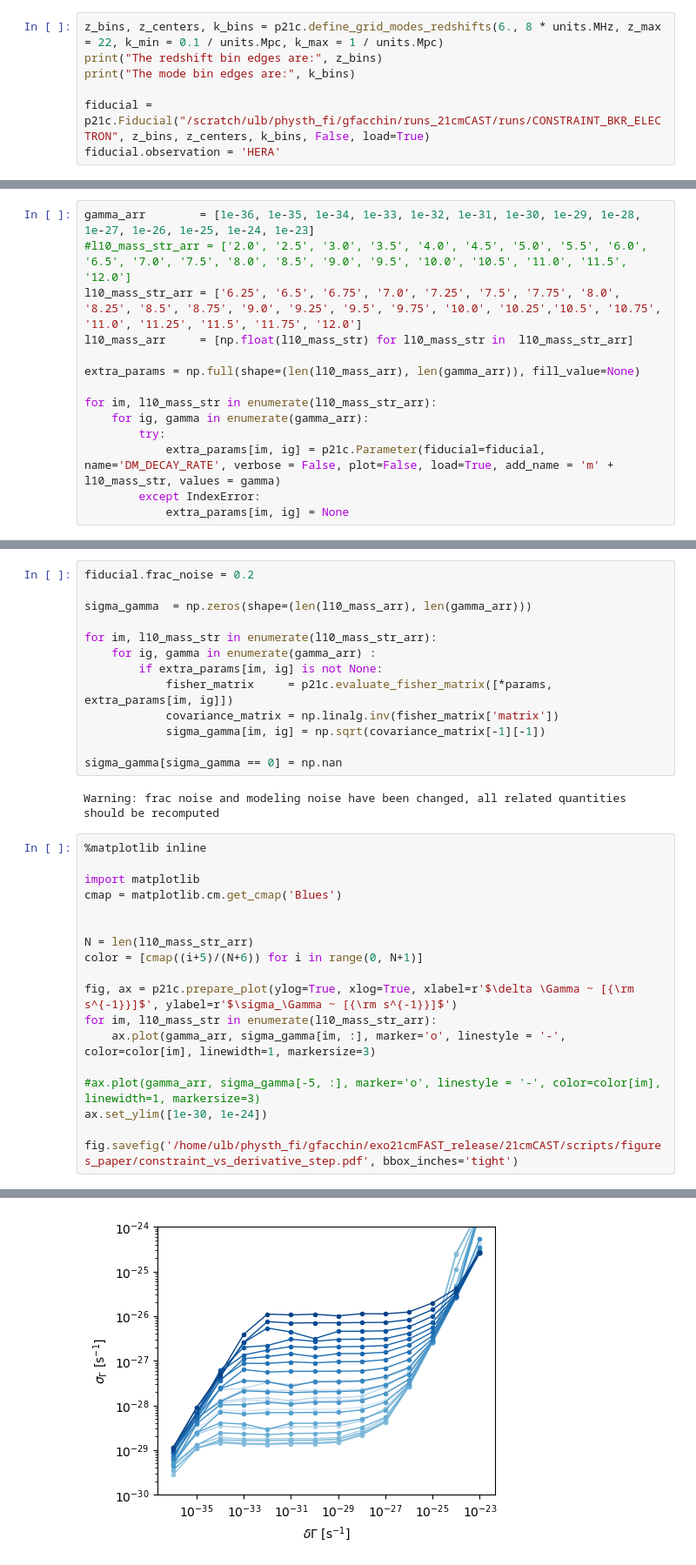
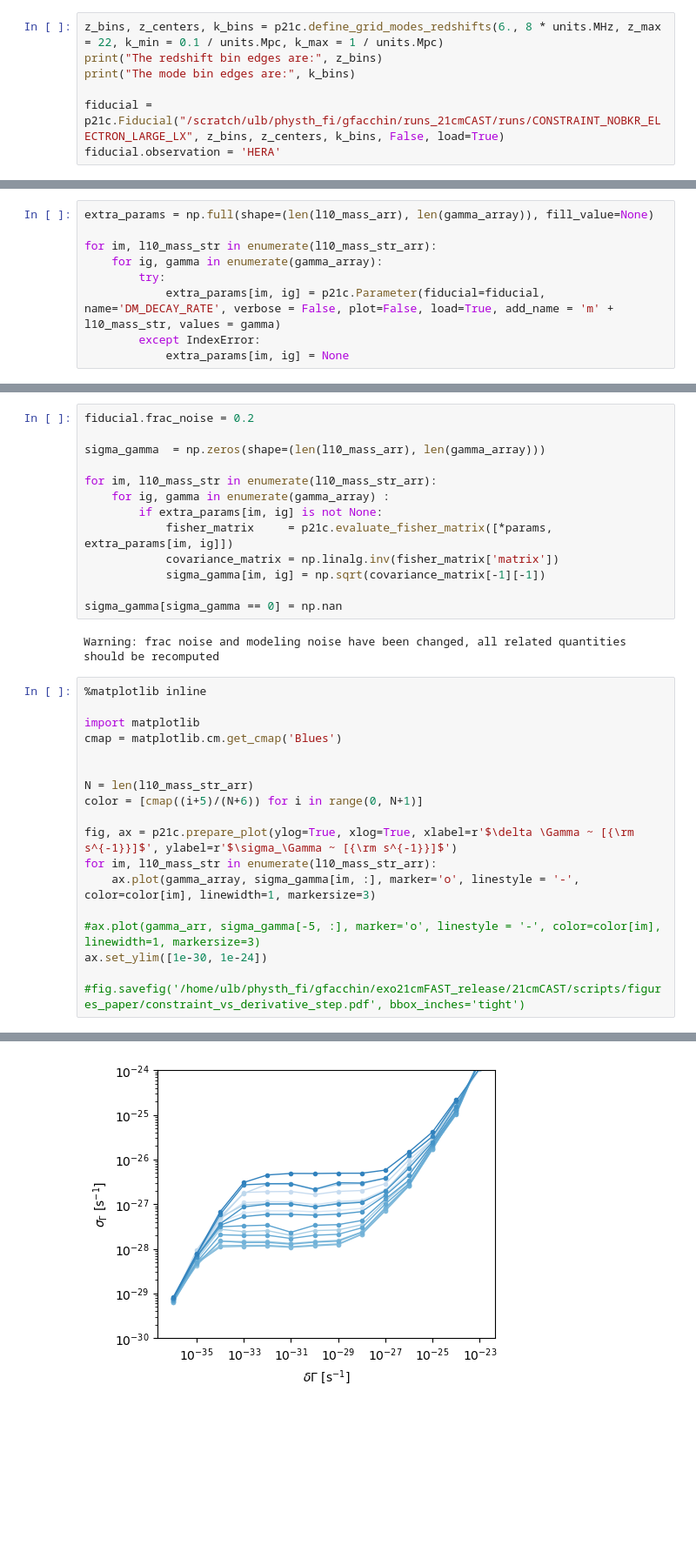
Before and after one commit to gaetanfacchinetti/21cmCAST, a Jupyter notebook: scripts/exec/analyse_tau_steps.ipynb, the cells around one changed output, grey strips where cells are left out. Shown at 87% size. Saved outputs shown, nothing was run; the diff lists cells and outputs as text; blank space fills up the shorter version.

```diff
--- a/scripts/exec/analyse_tau_steps.ipynb
+++ b/scripts/exec/analyse_tau_steps.ipynb
@@ -14,7 +44,7 @@ z_bins, z_centers, k_bins = p21c.define_grid_modes_redshifts(6., 8 * units.MHz,
 print("The redshift bin edges are:", z_bins)
 print("The mode bin edges are:", k_bins)
 
-fiducial = p21c.Fiducial("/scratch/ulb/physth_fi/gfacchin/runs_21cmCAST/runs/CONSTRAINT_BKR_ELECTRON", z_bins, z_centers, k_bins, False, load=True)
+fiducial = p21c.Fiducial("/scratch/ulb/physth_fi/gfacchin/runs_21cmCAST/runs/CONSTRAINT_NOBKR_ELECTRON_LARGE_LX", z_bins, z_centers, k_bins, False, load=True)
 fiducial.observation = 'HERA'
 # %% [output]
 The redshift bin edges are: [ 6.          6.28730456  6.5992025   6.93899281  7.31059216  7.71868653
@@ -74,14 +72,0 @@ recomputing the tables with the new bins
-# %%
-gamma_arr        = [1e-36, 1e-35, 1e-34, 1e-33, 1e-32, 1e-31, 1e-30, 1e-29, 1e-28, 1e-27, 1e-26, 1e-25, 1e-24, 1e-23]
-#l10_mass_str_arr = ['2.0', '2.5', '3.0', '3.5', '4.0', '4.5', '5.0', '5.5', '6.0', '6.5', '7.0', '7.5', '8.0', '8.5', '9.0', '9.5', '10.0', '10.5', '11.0', '11.5', '12.0']
-l10_mass_str_arr = ['6.25', '6.5', '6.75', '7.0', '7.25', '7.5', '7.75', '8.0', '8.25', '8.5', '8.75', '9.0', '9.25', '9.5', '9.75', '10.0', '10.25','10.5', '10.75', '11.0', '11.25', '11.5', '11.75', '12.0']
-l10_mass_arr     = [np.float(l10_mass_str) for l10_mass_str in  l10_mass_str_arr]
-
-extra_params = np.full(shape=(len(l10_mass_arr), len(gamma_arr)), fill_value=None)
-
-for im, l10_mass_str in enumerate(l10_mass_str_arr):
-    for ig, gamma in enumerate(gamma_arr):
-        try:
-            extra_params[im, ig] = p21c.Parameter(fiducial=fiducial, name='DM_DECAY_RATE', verbose = False, plot=False, load=True, add_name = 'm' + l10_mass_str, values = gamma)
-        except IndexError:
-            extra_params[im, ig] = None
@@ -107,0 +73,9 @@ recomputing the tables with the new bins
+# %%
+extra_params = np.full(shape=(len(l10_mass_arr), len(gamma_array)), fill_value=None)
+
+for im, l10_mass_str in enumerate(l10_mass_str_arr):
+    for ig, gamma in enumerate(gamma_array):
+        try:
+            extra_params[im, ig] = p21c.Parameter(fiducial=fiducial, name='DM_DECAY_RATE', verbose = False, plot=False, load=True, add_name = 'm' + l10_mass_str, values = gamma)
+        except IndexError:
+            extra_params[im, ig] = None
@@ -108,10 +101,10 @@ recomputing the tables with the new bins
 # %%
 fiducial.frac_noise = 0.2
 
-sigma_gamma  = np.zeros(shape=(len(l10_mass_arr), len(gamma_arr)))
+sigma_gamma  = np.zeros(shape=(len(l10_mass_arr), len(gamma_array)))
 
 for im, l10_mass_str in enumerate(l10_mass_str_arr):
-    for ig, gamma in enumerate(gamma_arr) :
+    for ig, gamma in enumerate(gamma_array) :
         if extra_params[im, ig] is not None:
             fisher_matrix     = p21c.evaluate_fisher_matrix([*params, extra_params[im, ig]])
             covariance_matrix = np.linalg.inv(fisher_matrix['matrix'])
@@ -132,10 +125,10 @@ color = [cmap((i+5)/(N+6)) for i in range(0, N+1)]
 
 fig, ax = p21c.prepare_plot(ylog=True, xlog=True, xlabel=r'$\delta \Gamma ~ [{\rm s^{-1}}]$', ylabel=r'$\sigma_\Gamma ~ [{\rm s^{-1}}]$')
 for im, l10_mass_str in enumerate(l10_mass_str_arr):
-    ax.plot(gamma_arr, sigma_gamma[im, :], marker='o', linestyle = '-', color=color[im], linewidth=1, markersize=3)
+    ax.plot(gamma_array, sigma_gamma[im, :], marker='o', linestyle = '-', color=color[im], linewidth=1, markersize=3)
 
 #ax.plot(gamma_arr, sigma_gamma[-5, :], marker='o', linestyle = '-', color=color[im], linewidth=1, markersize=3)
 ax.set_ylim([1e-30, 1e-24])
 
-fig.savefig('/home/ulb/physth_fi/gfacchin/exo21cmFAST_release/21cmCAST/scripts/figures_paper/constraint_vs_derivative_step.pdf', bbox_inches='tight')
+#fig.savefig('/home/ulb/physth_fi/gfacchin/exo21cmFAST_release/21cmCAST/scripts/figures_paper/constraint_vs_derivative_step.pdf', bbox_inches='tight')
 # %% [output]
@@ -142,4 +136,4 @@ fig.savefig('/home/ulb/physth_fi/gfacchin/exo21cmFAST_release/21cmCAST/scripts/f
-[figure, old version]
+[figure, new version]
 # %%
 1/(2*sigma_gamma[:, 7])
 # %% [output]
```
Also changed, not shown: parts of 9 cells of this notebook, 16 other files.
